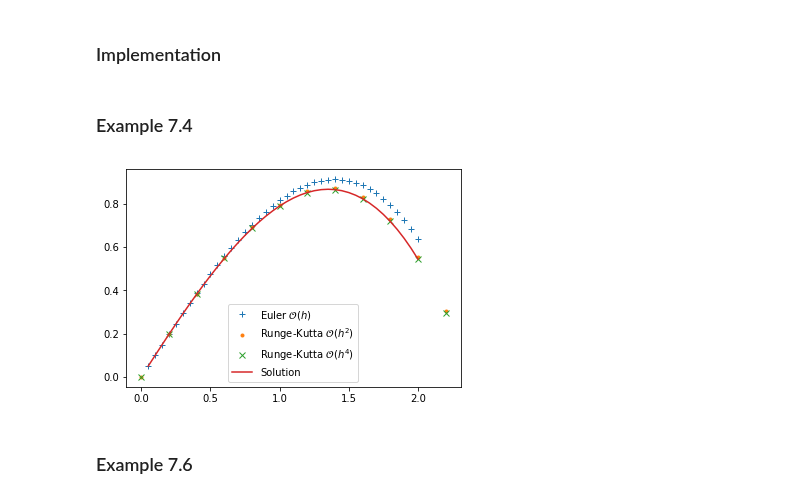
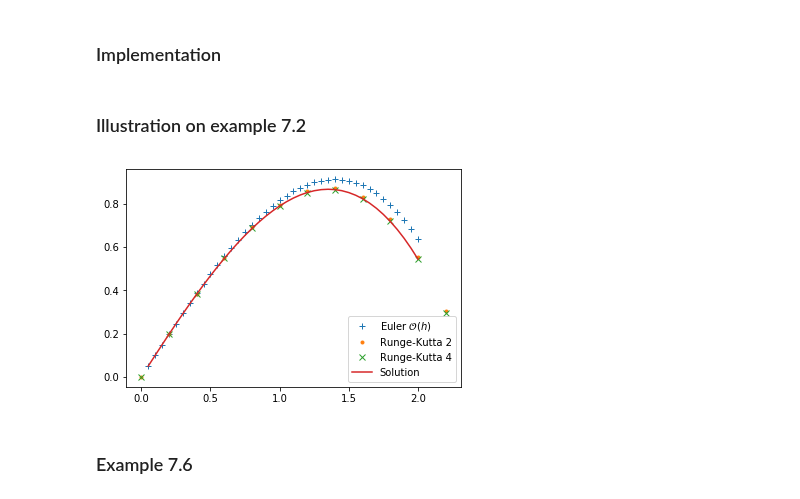
Before and after one commit to tgteacher/numerical-methods, a Jupyter notebook: notebooks/Chapter7.ipynb, the cells around one changed output. Saved outputs shown, nothing was run; the diff lists cells and outputs as text; code cells hidden in the pictures.

```diff
--- a/notebooks/Chapter7.ipynb
+++ b/notebooks/Chapter7.ipynb
@@ -374,24 +381,30 @@ def runge_kutta_4(F, x0, y0, x, h):
         X.append(x0)
         Y.append(y0)
     return array(X), array(Y)
-# %% [markdown]
-### Example 7.4
+# %% [markdown]
+### Illustration on example 7.2
 # %%
+from numpy import array, exp
+def F(x, y):
+    return array([
+                    y[1],
+                    -0.1*y[1]-x
+                ])
 X, Y = euler(F, 0, array([0, 1]), 2, 0.05)
 X1, Y1 = runge_kutta_2(F, 0, array([0, 1]), 2, 0.2)
 X2, Y2 = runge_kutta_4(F, 0, array([0.0, 1.0]), 2.0, 0.2)
 from matplotlib import pyplot as plt
 plt.plot(X, Y[:,0], '+',
          X1, Y1[:,0], '.',
          X2, Y2[:,0], 'x',
          X, 100.0*X-5.0*X**2+990.0*(exp(-0.1*X)-1.0))
 plt.legend(['Euler $\mathcal{O}(h)$',
-           'Runge-Kutta $\mathcal{O}(h^2)$',
-            'Runge-Kutta $\mathcal{O}(h^4)$',
+           'Runge-Kutta 2',
+            'Runge-Kutta 4',
            'Solution'])
 plt.show()
 # %% [output]
-[figure, old version]
+[figure, new version]
 # %% [markdown]
 ### Example 7.6
 # %% [markdown]
```
Also changed, not shown: parts of 9 cells of this notebook.
